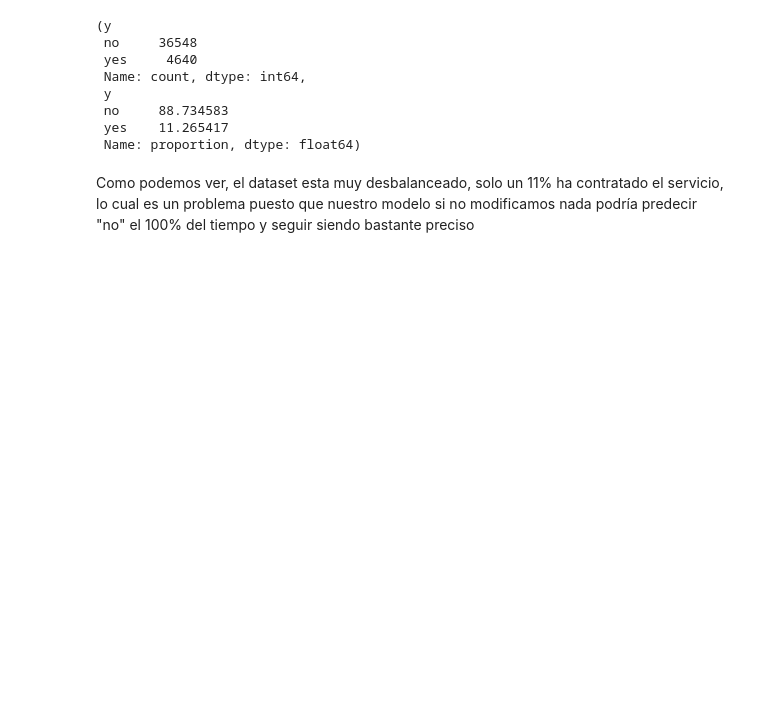
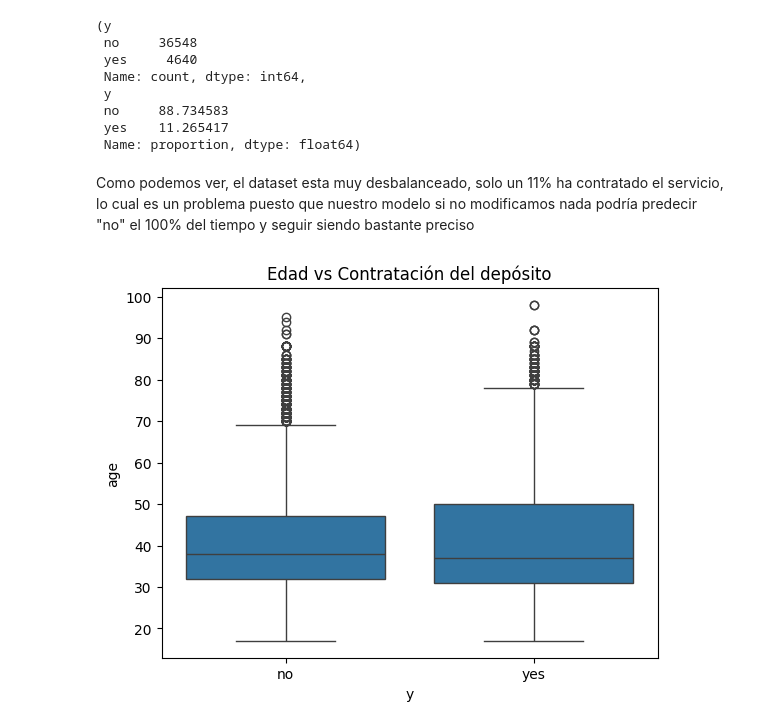
Before and after one commit to 4GeeksAcademy/najuvgz-intro-ml, a Jupyter notebook: src/01-logistic-regression.ipynb, the cells around one changed output. Cells and saved outputs as stored; diff of their text form; code cells hidden in the pictures; blank space fills up the shorter version.

```diff
--- a/src/01-logistic-regression.ipynb
+++ b/src/01-logistic-regression.ipynb
@@ -131,3 +132,9 @@ conteo_y, porcentaje_y
  Name: proportion, dtype: float64)
 # %% [markdown]
 Como podemos ver, el dataset esta muy desbalanceado, solo un 11% ha contratado el servicio, lo cual es un problema puesto que nuestro modelo si no modificamos nada podría predecir "no" el 100% del tiempo y seguir siendo bastante preciso
+# %%
+sns.boxplot(x='y', y='age', data=df)
+plt.title('Edad vs Contratación del depósito')
+plt.show()
+# %% [output]
+[figure, added]
```
Also changed, not shown: parts of 6 cells of this notebook, 1 other file.
